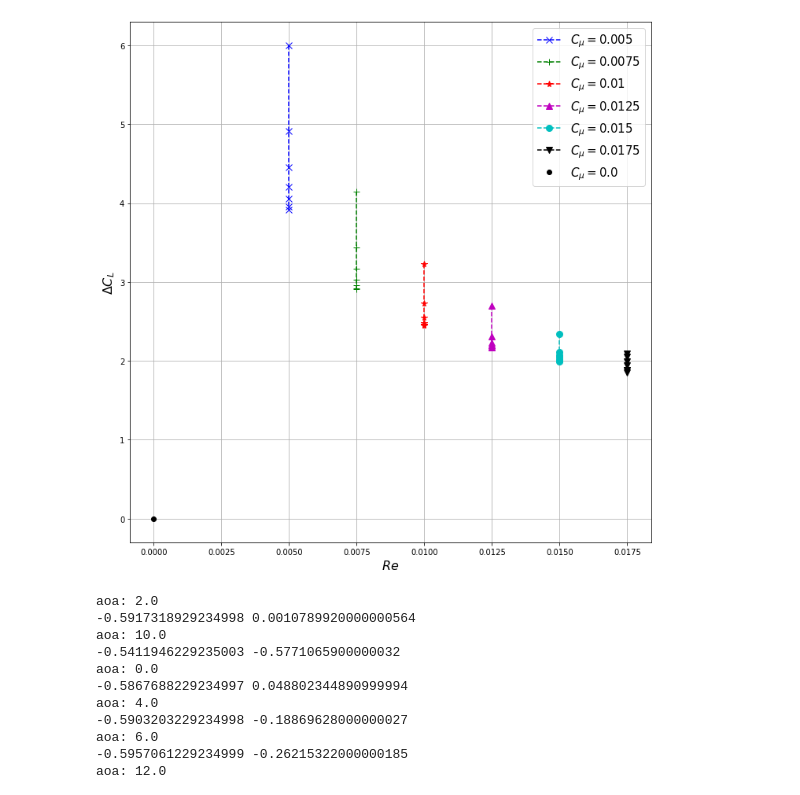
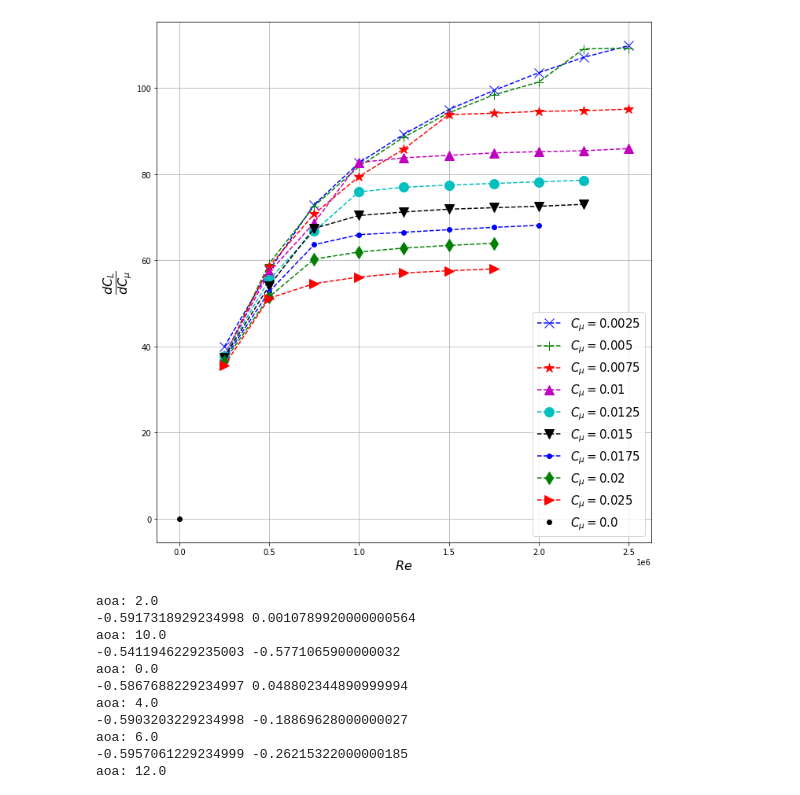
Before and after one commit to jimmikehank/cfd, a Jupyter notebook: bezier_coanda/data_process.ipynb, the cells around one changed output. Cells and saved outputs as stored; diff of their text form; code cells hidden in the pictures.

```diff
--- a/bezier_coanda/data_process.ipynb
+++ b/bezier_coanda/data_process.ipynb
@@ -213,12 +213,12 @@ from matplotlib import pyplot as plt
 
 # folders = ['/home/james/Documents/research/completed_cases/reynolds_dependence/c0.3/','/home/james/Documents/research/completed_cases/reynolds_dependence/c0.5/','/home/james/Documents/research/completed_cases/reynolds_dependence/c1.0/']
 kk=0
-index = 0  # 0 CD, 1 CL
+index = 1  # 0 CD, 1 CL
 # folders = ['/home/james/Documents/research/completed_cases/reynolds_dependence/c1.5/','/home/james/Documents/research/completed_cases/reynolds_dependence/c0.6/']
 # folders = ['/home/james/Documents/research/completed_cases/reynolds_dependence/c1.5/']
 # opt_folder = '/home/james/Documents/research/completed_cases/reynolds_dependence/opt/'
-base_folder = '/home/james/Documents/research/completed_cases/reynolds_dependence/baseline/'
-# base_folder = '/home/james/Documents/research/completed_cases/reynolds_dependence/c0.6/'
+# base_folder = '/home/james/Documents/research/completed_cases/reynolds_dependence/baseline/'
+base_folder = '/home/james/Documents/research/completed_cases/reynolds_dependence/sa/c0.5/'
 folders = [base_folder]
 
 rho = 1.17
@@ -229,14 +229,14 @@ re_dirs = os.listdir(cmu0_dir)
 n = len(re_dirs)
 CL_off = []
 re_off = []
-for j in range(n):
-    current = cmu0_dir + re_dirs[j]
-    chord = read_chord_length(current)
-    re = float(re_dirs[j][2:])
-    U = U_from_Re(re,chord)
-    forces, moments, time = retrieve_lift(current)
-    re_off.append(re)
-    CL_off.append(forces[-1, index] / (0.5 * rho * U**2 * chord * 0.156))
+# for j in range(n):
+#     current = cmu0_dir + re_dirs[j]
+#     chord = read_chord_length(current)
+#     re = float(re_dirs[j][2:])
+#     U = U_from_Re(re,chord)
+#     forces, moments, time = retrieve_lift(current)
+#     re_off.append(re)
+#     CL_off.append(forces[-1, index] / (0.5 * rho * U**2 * chord * 0.156))
 
 re_off = np.array(re_off)
 sortoff = np.argsort(re_off)
@@ -292,41 +292,40 @@ for folder in folders:
         re_arr = [re_arr[i] for i in sortinds]
         CL_arr = np.array([CL_arr[i] for i in sortinds])
         if folder[-4:-1] == 'opt':
             plt.plot(re_arr,CL_arr-CL_off,shape_by_cmu[i-1],label=legend[i],markersize=12)
             CL_opt[:,i-1] = CL_arr
-#         else:
+        else:
 #             CL_base[:,i] = CL_arr
-#             plt.plot(re_arr,CL_arr/cmu,shape_by_cmu[i],label=legend[i],markersize=12)
-        plt.plot(np.ones(np.size(CL_arr))*cmu,CL_arr/cmu,shape_by_cmu[i],label=legend[i],markersize=8)
+            plt.plot(re_arr,CL_arr/cmu,shape_by_cmu[i],label=legend[i],markersize=12)
 
 
     plt.plot([0],[0],'ko',label=r'$C_\mu = 0.0$')
 
 
-    plt.legend(fontsize=15,loc="upper right")
+    plt.legend(fontsize=15,loc="lower right")
     plt.xlabel(r'$Re$',fontsize=16)
-#     plt.ylabel(r'$\dfrac{dC_L}{dC_\mu}$',fontsize=16)
-    plt.ylabel(r'$\Delta C_L$',fontsize=16)
+    plt.ylabel(r'$\dfrac{dC_L}{dC_\mu}$',fontsize=16)
+#     plt.ylabel(r'$\Delta C_L$',fontsize=16)
 #     plt.xlim([-.1e6,2.9e6])
     plt.grid()
     plt.tight_layout()
 #     plt.title(r'$c = {}m$'.format(chord),fontsize = 16)
     kk+=1
-#     plt.savefig('./output/cfd_re_dep_ampc05.png')
+    plt.savefig('./output/cfd_re_dep_authc05.png')
 
 # shape_by_cmu_deltas = ['bx','g+','r*','m^','co','kv','b.','gd','r>']
 # CL_diff = (CL_opt - CL_base) / CL_base
 # plt.figure(figsize=[10,10])
 # for i in range(len(cmus)):
 #     plt.plot(re_arr,CL_diff[:,i]*100,shape_by_cmu_deltas[i],label=legend[i],markersize = 12)
 # plt.legend(fontsize=15)
 # plt.xlabel(r'$Re$', fontsize=16)
 # plt.ylabel(r'% Increase of $\Delta C_L$', fontsize=16)
 # plt.grid()
 
 # plt.savefig('./output/delta_cl_re_dependence_preliminary.png')
 # %% [output]
-[figure, old version]
+[figure, new version]
 # %%
 import numpy as np
 from matplotlib import pyplot as plt
```
Also changed, not shown: 6 other files.
